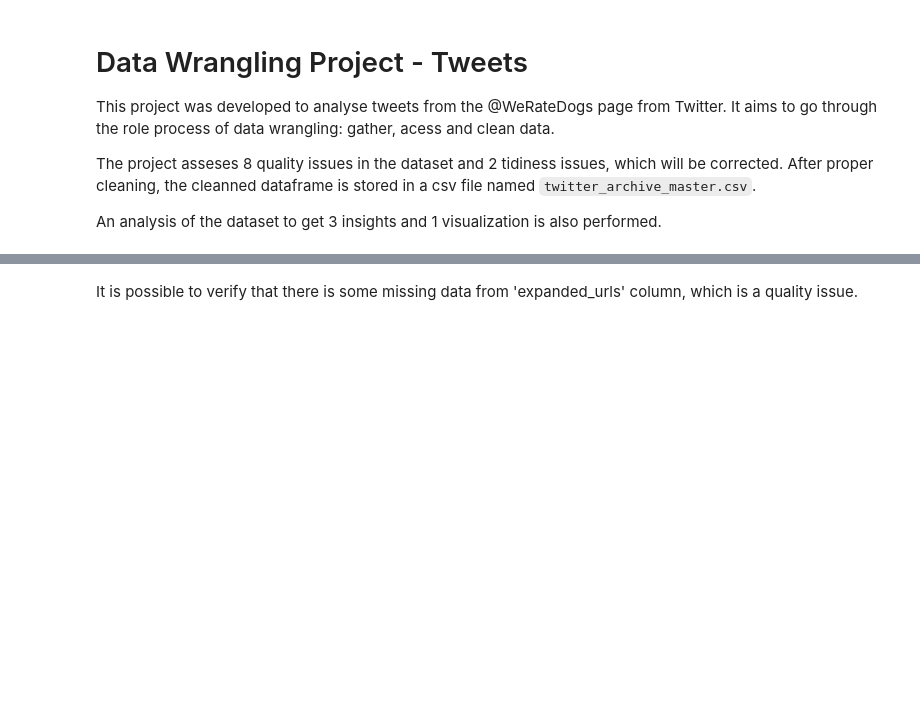
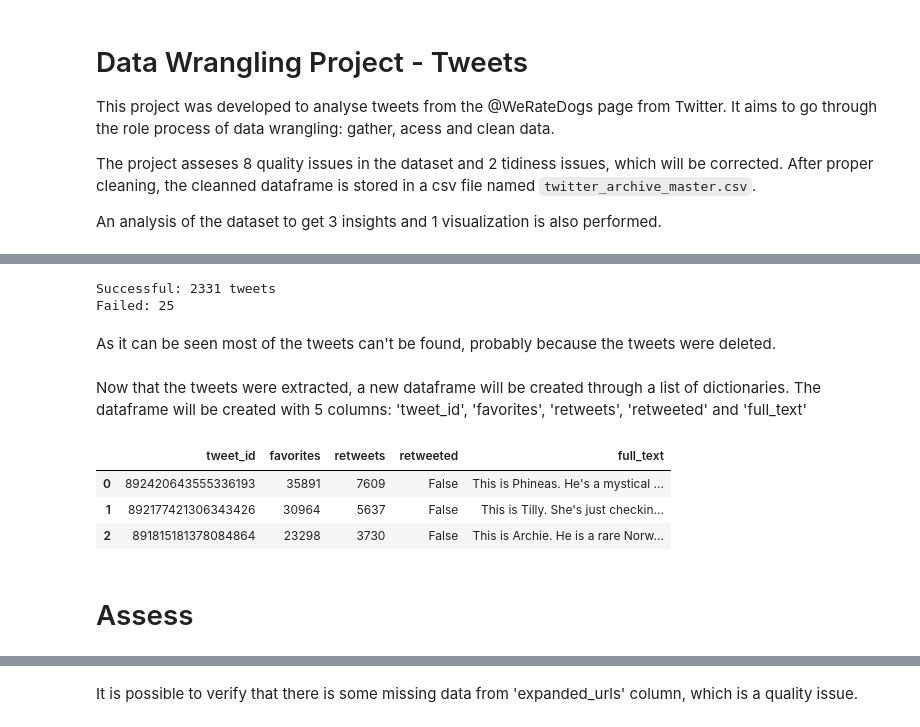
Before and after one commit to kcirne25/WeRateDogs-wrangle, a Jupyter notebook: wrangle_act.ipynb, the cells around one changed output, grey strips where cells are left out. Cells and saved outputs as stored; diff of their text form; code cells hidden in the pictures; blank space fills up the shorter version.

```diff
--- a/wrangle_act.ipynb
+++ b/wrangle_act.ipynb
@@ -60,0 +69,22 @@ auth.set_access_token(access_token, access_secret)
+# %%
+# Setup Authentication and Tweepy API
+auth = tweepy.OAuthHandler(consumer_key, consumer_secret)
+auth.set_access_token(access_token, access_secret)
+
+api = tweepy.API(auth, parser=tweepy.parsers.JSONParser(), wait_on_rate_limit=True, wait_on_rate_limit_notify=True)
+# %%
+# logs tweets that fail to pull from API
+error_list = []
+
+# Searching tweets through tweet_id content and writing tweets to text file
+
+with open('tweet_json.txt', 'w', encoding='utf8') as f:
+    for tweet_id in df_tweets.tweet_id:
+        try:
+            tweet = api.get_status(tweet_id, tweet_mode='extended')
+            print("{0}: Successful".format(tweet_id))
+            json.dump(tweet, f)
+            f.write('\n')
+        except Exception as e:
+            print("{0}: {1}".format(tweet_id, e))
+            error_list.append(tweet_id)
@@ -61,2 +127,35 @@ auth.set_access_token(access_token, access_secret)
+# %%
+# Printing number of successful and fail tweets
+print("Successful: {0} tweets".format(len(df_tweets.tweet_id) - len(error_list)))
+print("Failed: {0}".format(len(error_list)))
+# %% [output]
+Successful: 2331 tweets
+Failed: 25
+# %% [markdown]
+As it can be seen most of the tweets can't be found, probably because the tweets were deleted.
+# %% [markdown]
+Now that the tweets were extracted, a new dataframe will be created through a list of dictionaries. The dataframe will be created with 5 columns: 'tweet_id', 'favorites', 'retweets', 'retweeted' and 'full_text'
+# %%
+new_df = []
+
+with open('tweet_json.txt', 'r', encoding='utf8') as f:
+    for line in f:
+        new_line = json.loads(line)
+        new_df.append({'tweet_id': new_line['id'],
+                        'favorites': new_line['favorite_count'],
+                        'retweets': new_line['retweet_count'],
+                        'retweeted': new_line['retweeted'],
+                        'full_text': new_line['full_text'][:]})
+
+tweets_data = pd.DataFrame(new_df)
+# %%
+tweets_data.head(3)
+# %% [output]
+|  | tweet_id | favorites | retweets | retweeted | full_text |
+| 0 | 892420643555336193 | 35891 | 7609 | False | This is Phineas. He's a mystical ... |
+| 1 | 892177421306343426 | 30964 | 5637 | False | This is Tilly. She's just checkin... |
+| 2 | 891815181378084864 | 23298 | 3730 | False | This is Archie. He is a rare Norw... |
+# %% [markdown]
+# Assess
 # %%
 # Checking general info from the dataset
```
Also changed, not shown: parts of 29 cells of this notebook, 1 other file.
